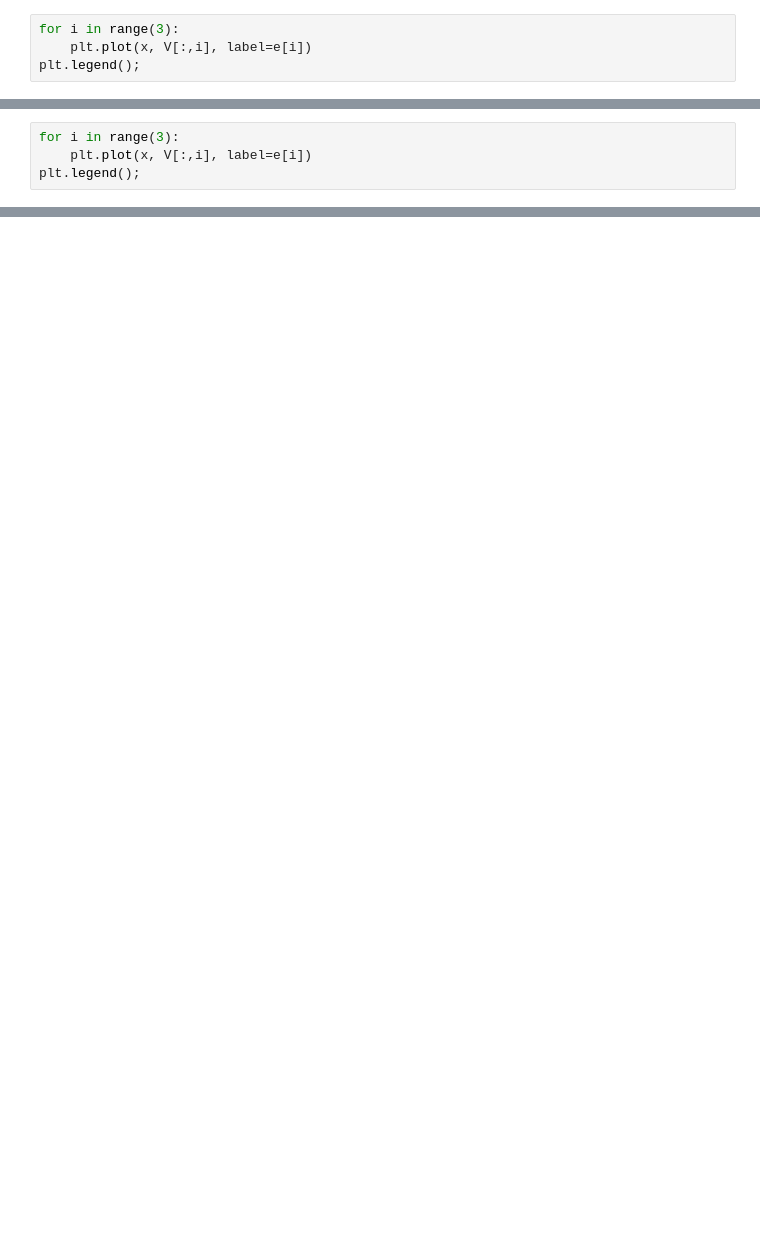
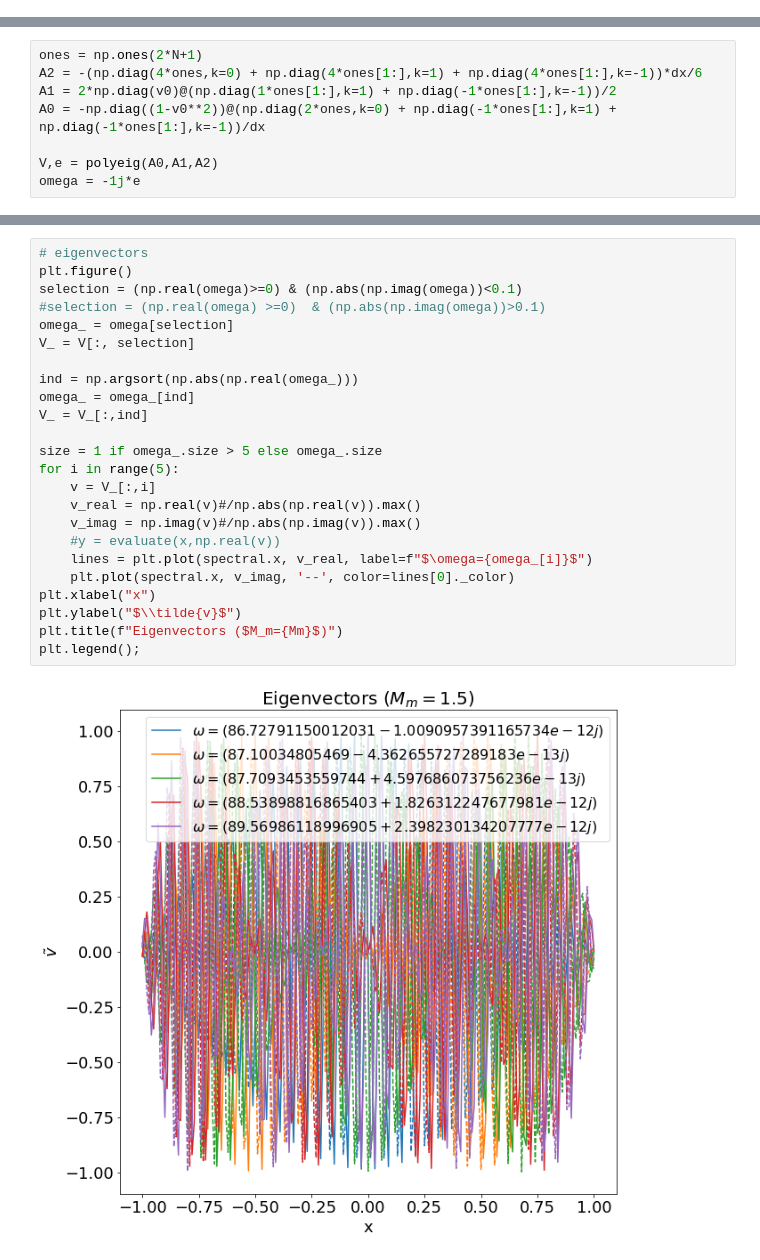
Before and after one commit to HuntFeng/magnetic-nozzle-spectral-instability, a Jupyter notebook: finite-element-eig-problem.ipynb, the cells around one changed output, grey strips where cells are left out. Cells and saved outputs as stored; diff of their text form; blank space fills up the shorter version.

```diff
--- a/finite-element-eig-problem.ipynb
+++ b/finite-element-eig-problem.ipynb
@@ -29,4 +18,0 @@ V = np.pad(V, ((1,1),(0,0)), 'constant', constant_values=0)
-# %%
-for i in range(3):
-    plt.plot(x, V[:,i], label=e[i])
-plt.legend();
@@ -43,4 +18,0 @@ plt.plot(np.real(e), np.imag(e), 'o')
-# %%
-for i in range(3):
-    plt.plot(x, V[:,i], label=e[i])
-plt.legend();
@@ -48,0 +77,8 @@ plt.legend();
+# %%
+ones = np.ones(2*N+1)
+A2 = -(np.diag(4*ones,k=0) + np.diag(4*ones[1:],k=1) + np.diag(4*ones[1:],k=-1))*dx/6
+A1 = 2*np.diag(v0)@(np.diag(1*ones[1:],k=1) + np.diag(-1*ones[1:],k=-1))/2
+A0 = -np.diag((1-v0**2))@(np.diag(2*ones,k=0) + np.diag(-1*ones[1:],k=1) + np.diag(-1*ones[1:],k=-1))/dx
+
+V,e = polyeig(A0,A1,A2)
+omega = -1j*e
@@ -48,0 +111,26 @@ plt.legend();
+# %%
+# eigenvectors
+plt.figure()
+selection = (np.real(omega)>=0) & (np.abs(np.imag(omega))<0.1)
+#selection = (np.real(omega) >=0)  & (np.abs(np.imag(omega))>0.1)
+omega_ = omega[selection]
+V_ = V[:, selection]
+
+ind = np.argsort(np.abs(np.real(omega_)))
+omega_ = omega_[ind]
+V_ = V_[:,ind]
+
+size = 1 if omega_.size > 5 else omega_.size
+for i in range(5):
+    v = V_[:,i]
+    v_real = np.real(v)#/np.abs(np.real(v)).max()
+    v_imag = np.imag(v)#/np.abs(np.imag(v)).max()
+    #y = evaluate(x,np.real(v))
+    lines = plt.plot(spectral.x, v_real, label=f"$\omega={omega_[i]}$")
+    plt.plot(spectral.x, v_imag, '--', color=lines[0]._color)
+plt.xlabel("x")
+plt.ylabel("$\\tilde{v}$")
+plt.title(f"Eigenvectors ($M_m={Mm}$)")
+plt.legend();
+# %% [output]
+[figure, added]
```
Also changed, not shown: parts of 16 cells of this notebook, 4 other files.
